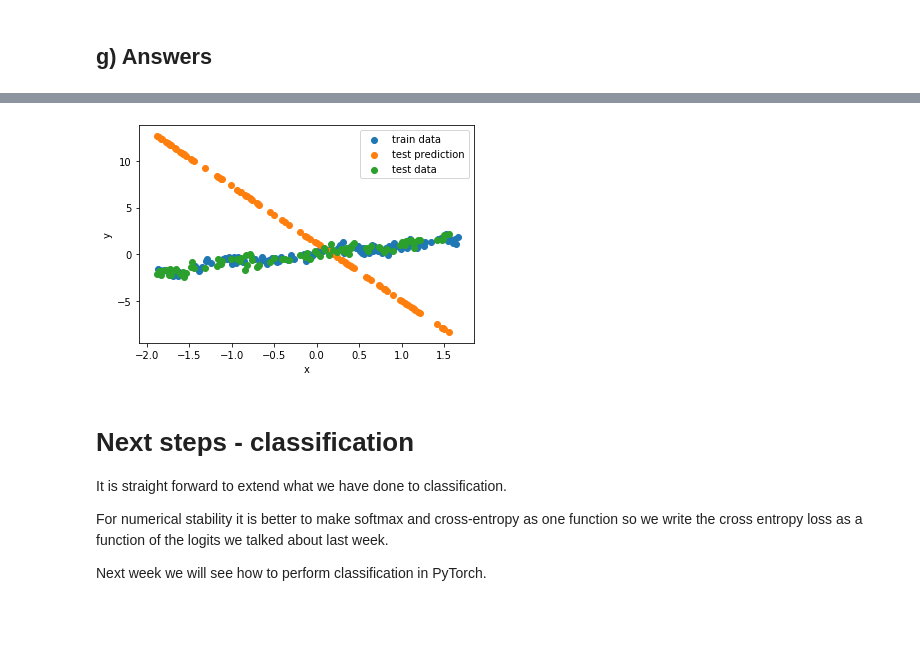
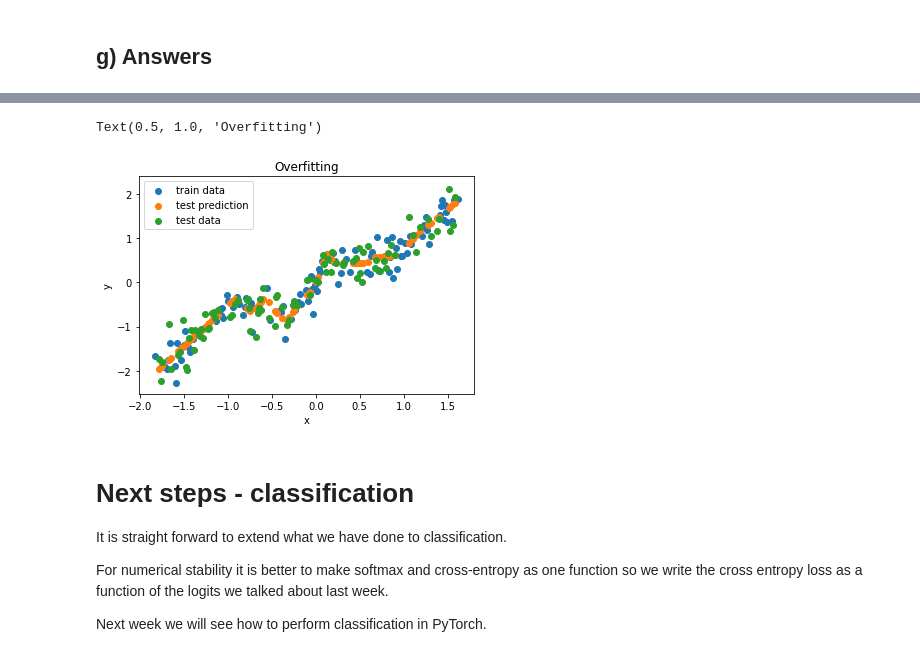
Before and after one commit to LukaAvbreht/02456-deep-learning-with-PyTorch, a Jupyter notebook: 2_Feedforward_NumPy/2.1-FNN-NumPy.ipynb, the cells around one changed output, grey strips where cells are left out. Cells and saved outputs as stored; diff of their text form; code cells hidden in the pictures; blank space fills up the shorter version.

```diff
--- a/2_Feedforward_NumPy/2.1-FNN-NumPy.ipynb
+++ b/2_Feedforward_NumPy/2.1-FNN-NumPy.ipynb
@@ -993,21 +978,22 @@ else:
 # %%
-# Just right fiting
+# Just right
 
 D1 = True
 x_train, y_train,  x_validation, y_validation, x_test, y_test = data_generator(noise=0.5, D1=D1)
 
 
 #L  = [3, 16, 1]
-L  = [1, 8,8, 1]
+L  = [1, 8,8,8,8, 1]
 #NN = init_NN(L)
 
 #NN = init_NN_he_ReLU(L, uniform=True)
 
 
-ACT_F = [ReLU, Linear, Tanh]
+ACT_F = [ReLU]*4 +[Linear]
 #ACT_F = [Tanh, Linear]
 
-NN = init_NN_glorot(L,ACT_F, uniform=True)
+#NN = init_NN_glorot(L,ACT_F, uniform=True)
+NN = init_NN(L)
 
 # Recommended hyper-parameters for 1-D:
 # L  = [1, 8, 1]
@@ -1024,10 +1010,9 @@ NN = init_NN_glorot(L,ACT_F, uniform=True)
 ### Notice that, when we switch from tanh to relu activation, we decrease the learning rate. This is due the stability of the gradients
 ## of the activation functions.
 
-# Initialize training hyperparameters
-EPOCHS = 20000
+EPOCHS = 100000
 BATCH_SIZE = 128
-LEARN_R = 5e-2
+LEARN_R = 1e-2
 
 train_loss = []
 val_loss = []
@@ -1128,14 +1114,15 @@ x_train, y_train,  x_validation, y_validation, x_test, y_test = data_generator(n
 
 
 #L  = [3, 16, 1]
-L  = [1, 100, 1]
+L  = [1, 16,16, 1]
 #NN = init_NN(L)
 
 #NN = init_NN_he_ReLU(L, uniform=True)
 
 
 # ACT_F = [ReLU, Linear, Tanh, ReLU, Linear, Sigmoid]
-ACT_F = [Linear, Linear]
+# ACT_F = [Linear]*4 #
+ACT_F = [ReLU]*2+[Linear]
 
 NN = init_NN(L)
 # NN = init_NN_glorot(L,ACT_F, uniform=True)
@@ -1156,8 +1143,8 @@ NN = init_NN(L)
 ## of the activation functions.
 
 # Initialize training hyperparameters
-EPOCHS = 10
-BATCH_SIZE = 1000
+EPOCHS = 80000
+BATCH_SIZE = 128
 LEARN_R = 1e-2
 
 train_loss = []
@@ -1221,20 +1224,22 @@ Test loss:  32.204
 # %%
 if D1:
     plt.scatter(x_train[:,0], y_train, label="train data");
     plt.scatter(x_test[:,0], units[-1], label="test prediction");
     plt.scatter(x_test[:,0], y_test, label="test data");
     plt.legend();
     plt.xlabel("x");
     plt.ylabel("y");
 else:
     plt.scatter(x_train[:,1], y_train, label="train data");
     plt.scatter(x_test[:,1], units[-1], label="test data prediction");
     plt.scatter(x_test[:,1], y_test, label="test data");
     plt.legend();
     plt.xlabel("x");
     plt.ylabel("y");
+plt.title("Overfitting")
 # %% [output]
+Text(0.5, 1.0, 'Overfitting')
-[figure, old version]
+[figure, new version]
 # %% [markdown]
 # Next steps - classification
 
```
Also changed, not shown: parts of 20 cells of this notebook.
